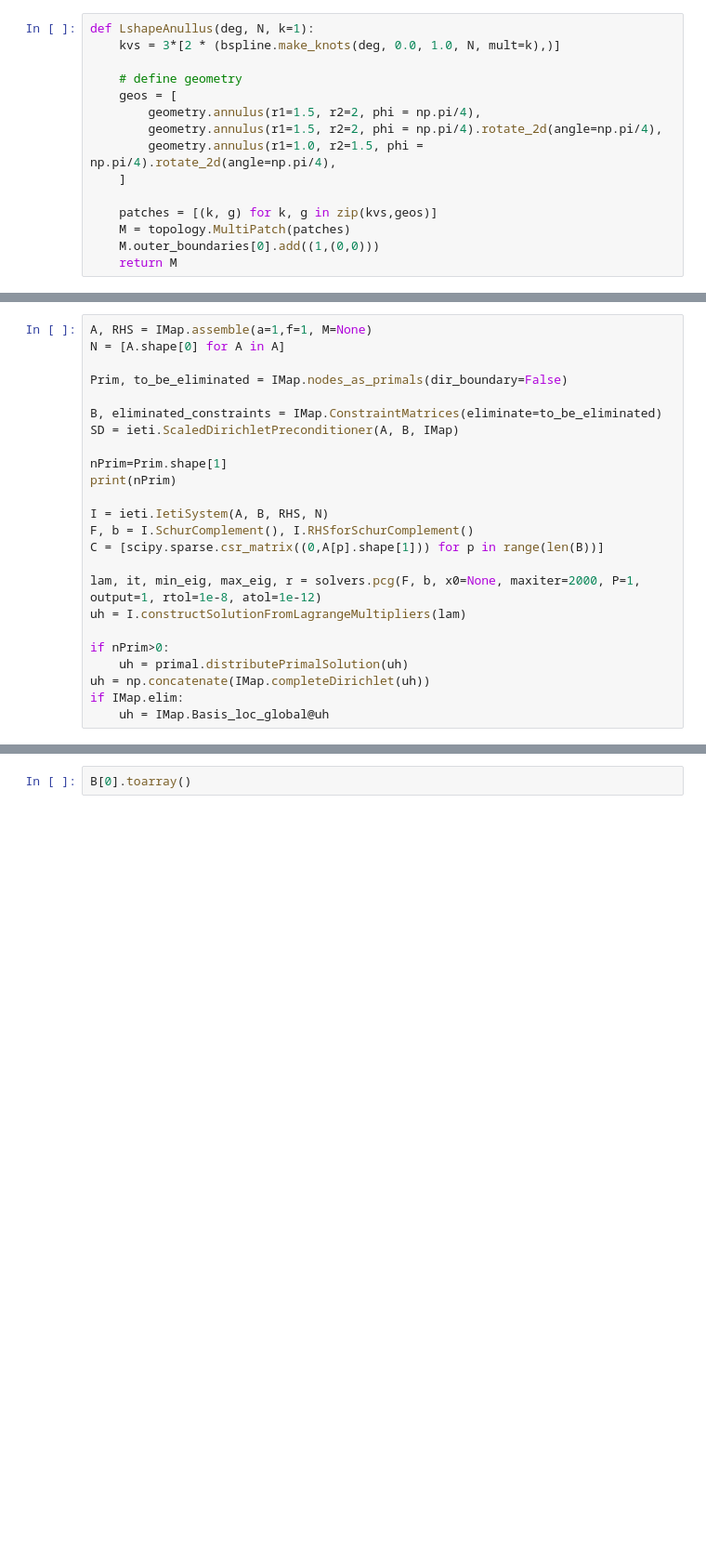
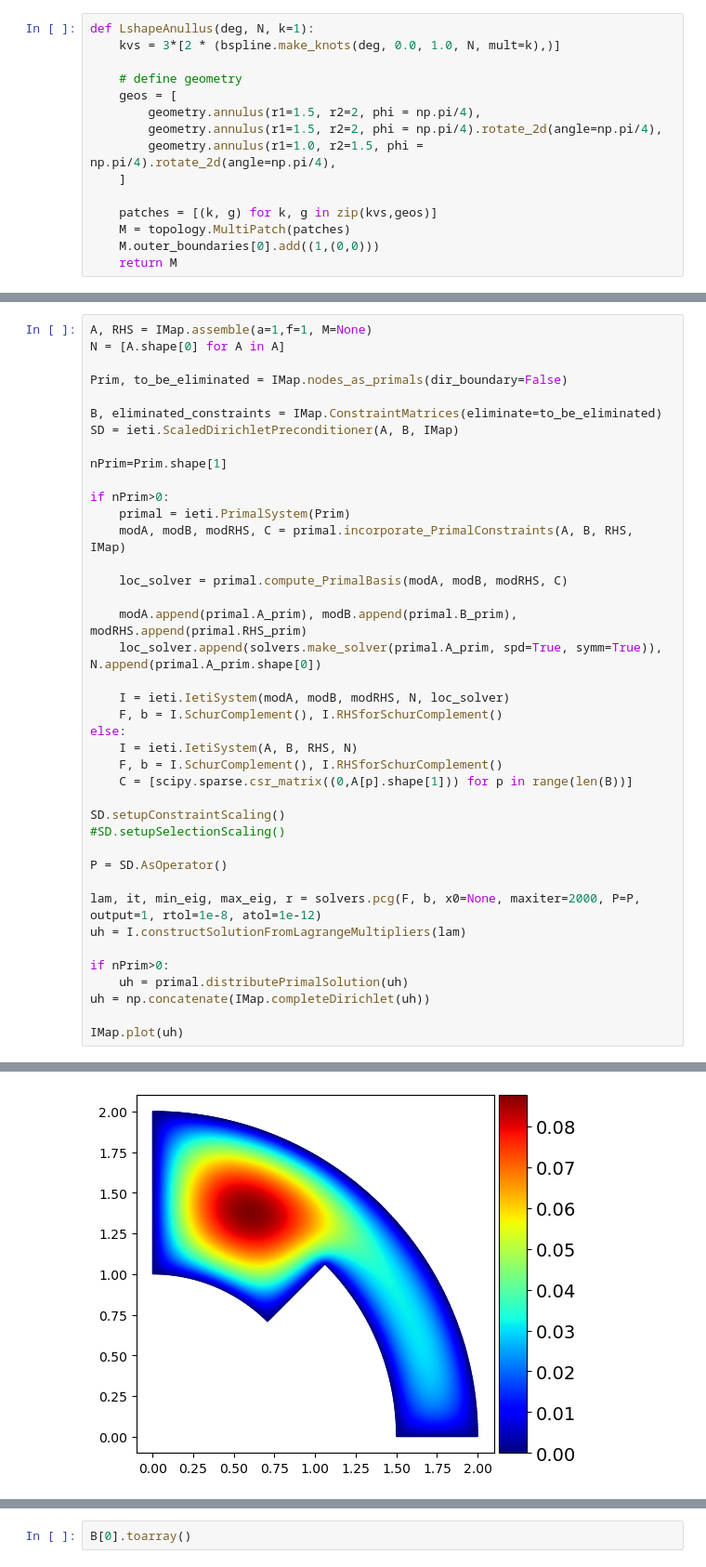
Before and after one commit to c-f-h/pyiga, a Jupyter notebook: notebooks/elimIETI.ipynb, the cells around one changed output, grey strips where cells are left out. Shown at 93% size. Saved outputs shown, nothing was run; the diff lists cells and outputs as text; blank space fills up the shorter version.

```diff
--- a/notebooks/elimIETI.ipynb
+++ b/notebooks/elimIETI.ipynb
@@ -57,18 +56,34 @@ B, eliminated_constraints = IMap.ConstraintMatrices(eliminate=to_be_eliminated)
 SD = ieti.ScaledDirichletPreconditioner(A, B, IMap)
 
 nPrim=Prim.shape[1]
-print(nPrim)
 
-I = ieti.IetiSystem(A, B, RHS, N)
-F, b = I.SchurComplement(), I.RHSforSchurComplement()
-C = [scipy.sparse.csr_matrix((0,A[p].shape[1])) for p in range(len(B))]
+if nPrim>0:
+    primal = ieti.PrimalSystem(Prim)
+    modA, modB, modRHS, C = primal.incorporate_PrimalConstraints(A, B, RHS, IMap)
 
-lam, it, min_eig, max_eig, r = solvers.pcg(F, b, x0=None, maxiter=2000, P=1, output=1, rtol=1e-8, atol=1e-12)
+    loc_solver = primal.compute_PrimalBasis(modA, modB, modRHS, C)
+
+    modA.append(primal.A_prim), modB.append(primal.B_prim), modRHS.append(primal.RHS_prim)
+    loc_solver.append(solvers.make_solver(primal.A_prim, spd=True, symm=True)), N.append(primal.A_prim.shape[0])
+
+    I = ieti.IetiSystem(modA, modB, modRHS, N, loc_solver)
+    F, b = I.SchurComplement(), I.RHSforSchurComplement()
+else:
+    I = ieti.IetiSystem(A, B, RHS, N)
+    F, b = I.SchurComplement(), I.RHSforSchurComplement()
+    C = [scipy.sparse.csr_matrix((0,A[p].shape[1])) for p in range(len(B))]
+
+SD.setupConstraintScaling()
+#SD.setupSelectionScaling()
+
+P = SD.AsOperator()
+
+lam, it, min_eig, max_eig, r = solvers.pcg(F, b, x0=None, maxiter=2000, P=P, output=1, rtol=1e-8, atol=1e-12)
 uh = I.constructSolutionFromLagrangeMultipliers(lam)
 
 if nPrim>0:
     uh = primal.distributePrimalSolution(uh)
 uh = np.concatenate(IMap.completeDirichlet(uh))
-if IMap.elim:
-    uh = IMap.Basis_loc_global@uh
+
+IMap.plot(uh)
 # %% [output]
@@ -77,0 +92 @@ NameError: name 'primal' is not defined
+[figure, added]
```
Also changed, not shown: parts of 32 cells of this notebook, 5 other files.
